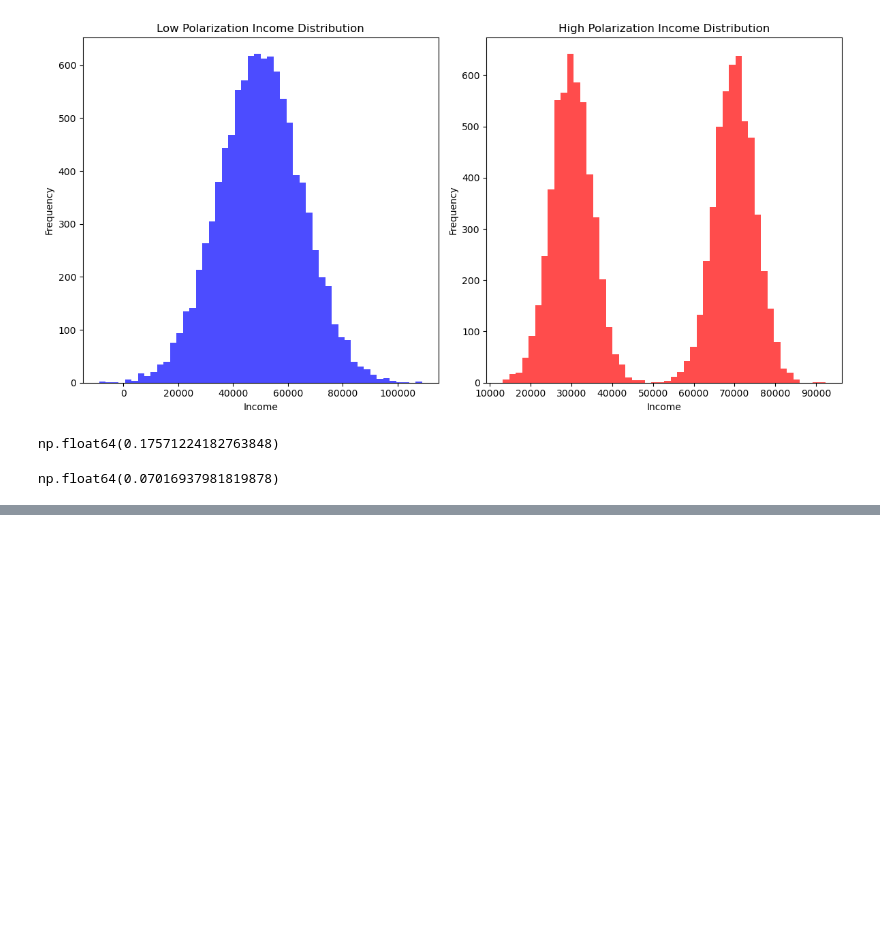
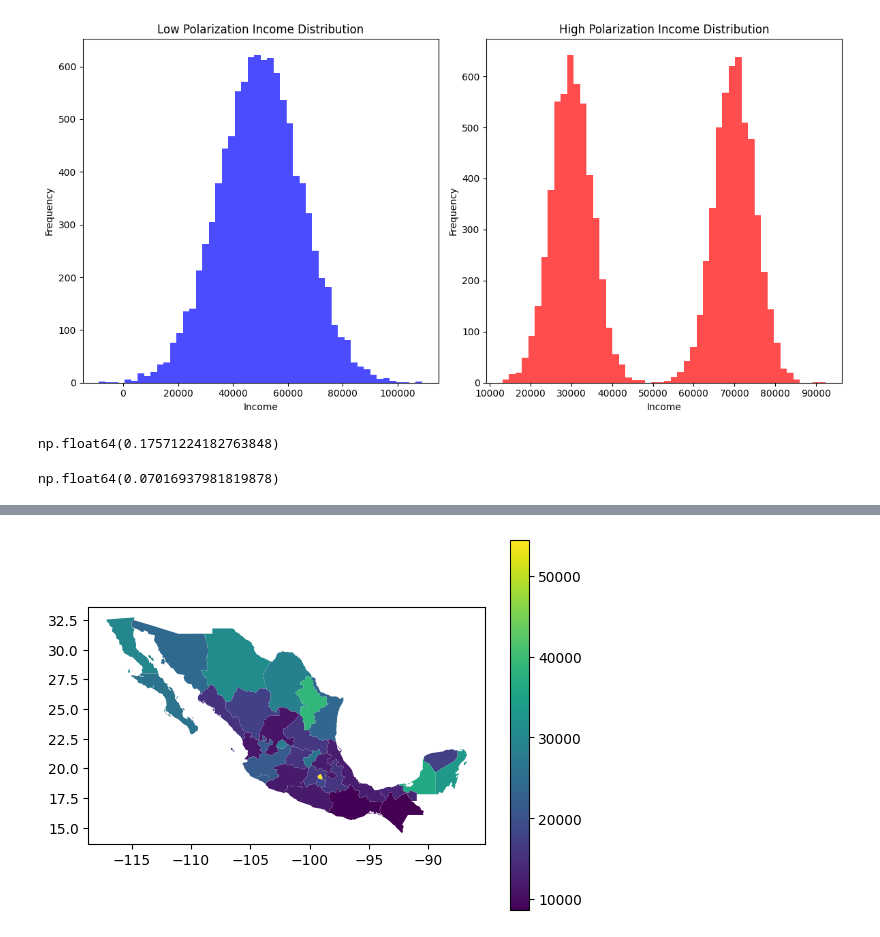
Before and after one commit to pysal/inequality, a Jupyter notebook: docs/user-guide/measure/wolfson.ipynb, the cells around one changed output, grey strips where cells are left out. Saved outputs shown, nothing was run; the diff lists cells and outputs as text; code cells hidden in the pictures; blank space fills up the shorter version.

```diff
--- a/docs/user-guide/measure/wolfson.ipynb
+++ b/docs/user-guide/measure/wolfson.ipynb
@@ -55,0 +87,4 @@ np.float64(0.07016937981819878)
+# %%
+gdf.plot(column='PCGDP2000', legend=True);
+# %% [output]
+[figure, added]
```
Also changed, not shown: parts of 12 cells of this notebook.
